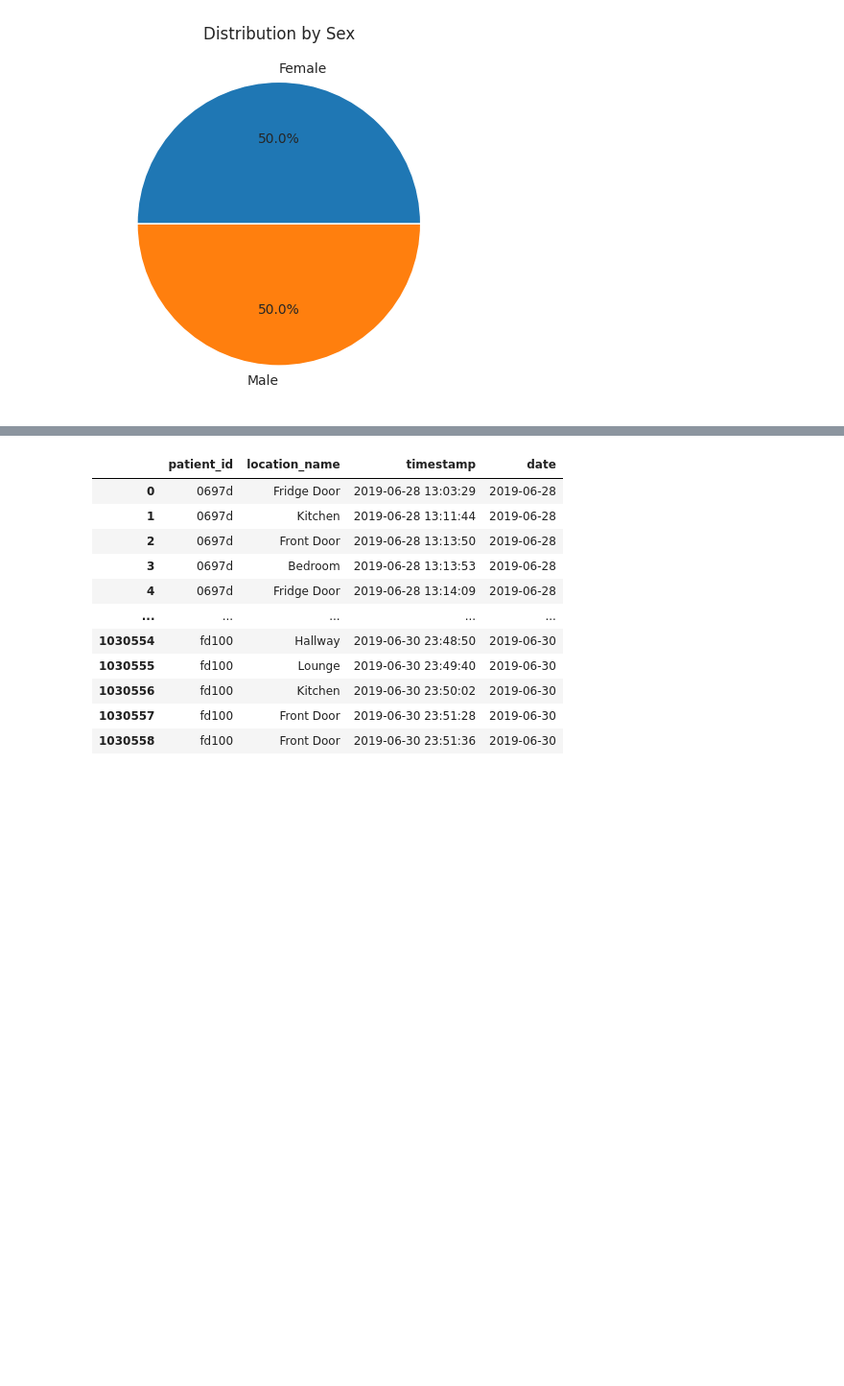
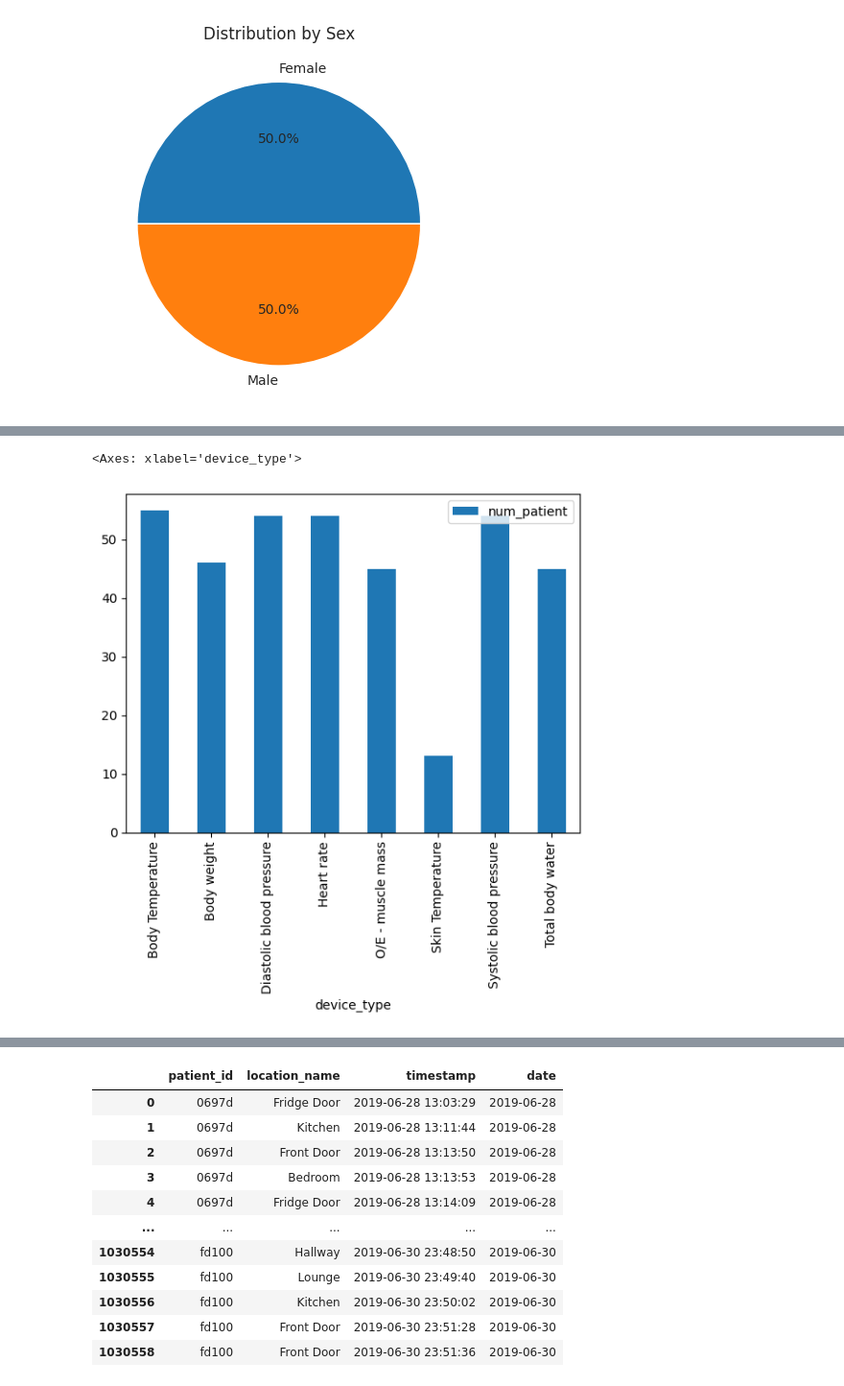
Before and after one commit to gkianfar/S4, a Jupyter notebook: TIHM_data_visualisation.ipynb, the cells around one changed output, grey strips where cells are left out. Shown at 96% size. Saved outputs shown, nothing was run; the diff lists cells and outputs as text; code cells hidden in the pictures; blank space fills up the shorter version.

```diff
--- a/TIHM_data_visualisation.ipynb
+++ b/TIHM_data_visualisation.ipynb
@@ -744,0 +749,8 @@ for p in patients:
+# %%
+def count_patient(x):
+  return x.nunique()
+physio_df = data_dict['Physiology']
+physio_df.groupby('device_type').agg(num_patient=('patient_id',count_patient)).plot.bar()
+# %% [output]
+<Axes: xlabel='device_type'>
+[figure, added]
```
Also changed, not shown: parts of 8 cells of this notebook.
